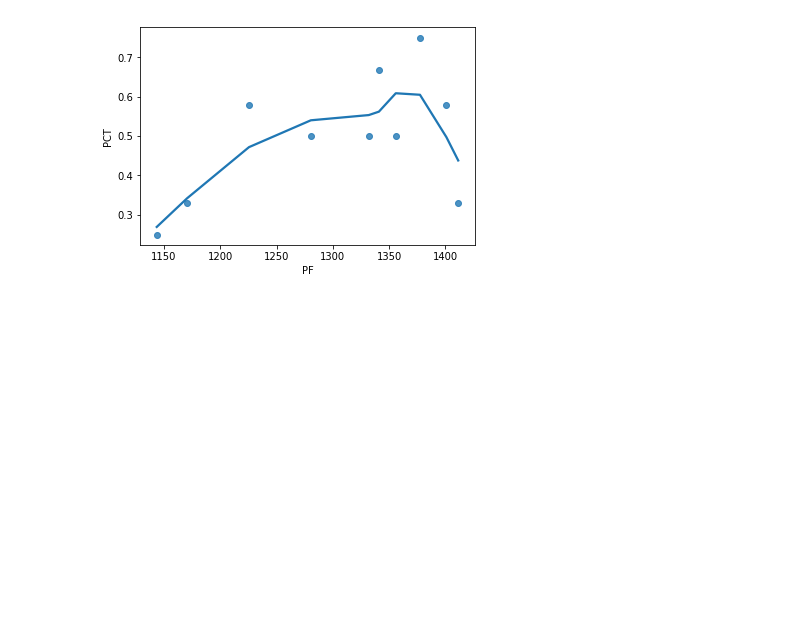
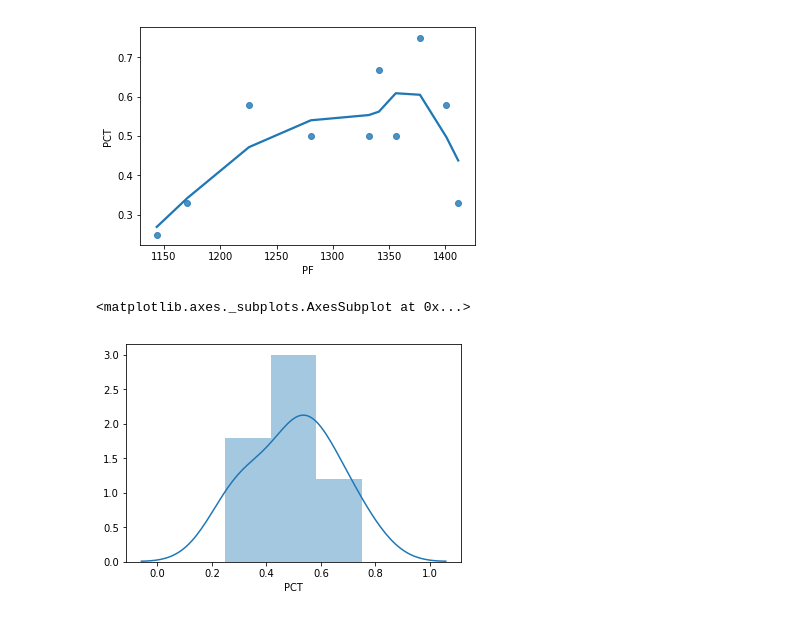
Before and after one commit to naivelogic/NFL-smarter-football, a Jupyter notebook: In Development/(dev) Fantasy Football Results.ipynb, the cells around one changed output. Cells and saved outputs as stored; diff of their text form; code cells hidden in the pictures; blank space fills up the shorter version.

```diff
--- a/In Development/(dev) Fantasy Football Results.ipynb
+++ b/In Development/(dev) Fantasy Football Results.ipynb
@@ -34,3 +39,8 @@ sns.regplot('PF', 'PCT', data = standings, lowess = True,)
 # %% [output]
 <matplotlib.axes._subplots.AxesSubplot at 0x...>
 [figure]
+# %%
+sns.distplot(standings.PCT)
+# %% [output]
+<matplotlib.axes._subplots.AxesSubplot at 0x...>
+[figure, added]
```
Also changed, not shown: parts of 3 cells of this notebook.
